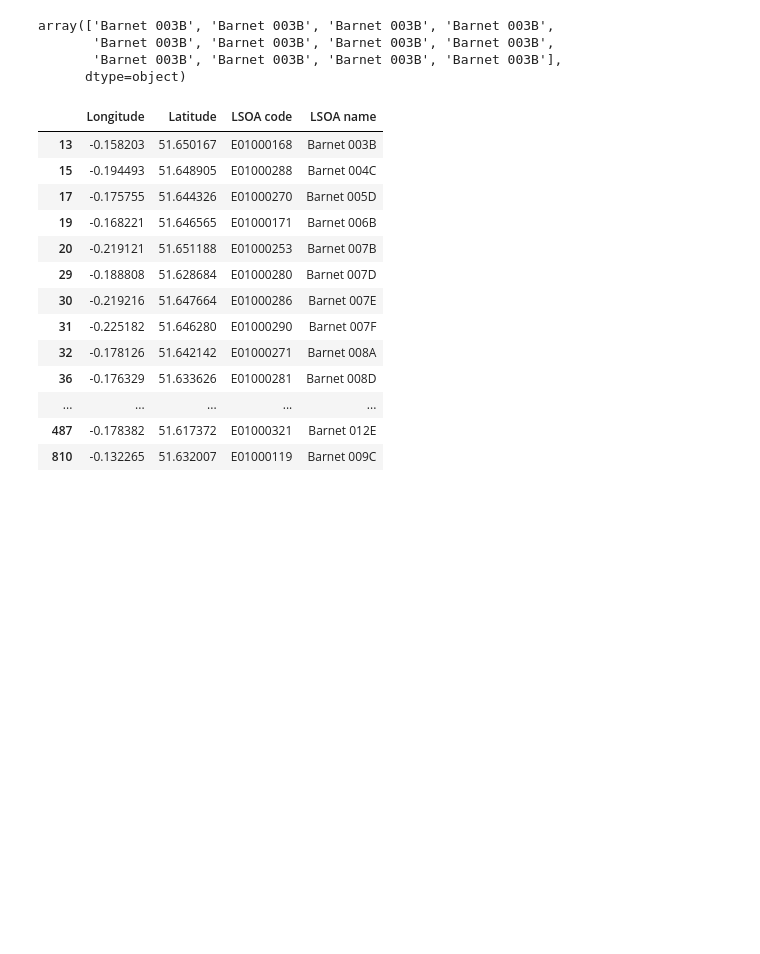
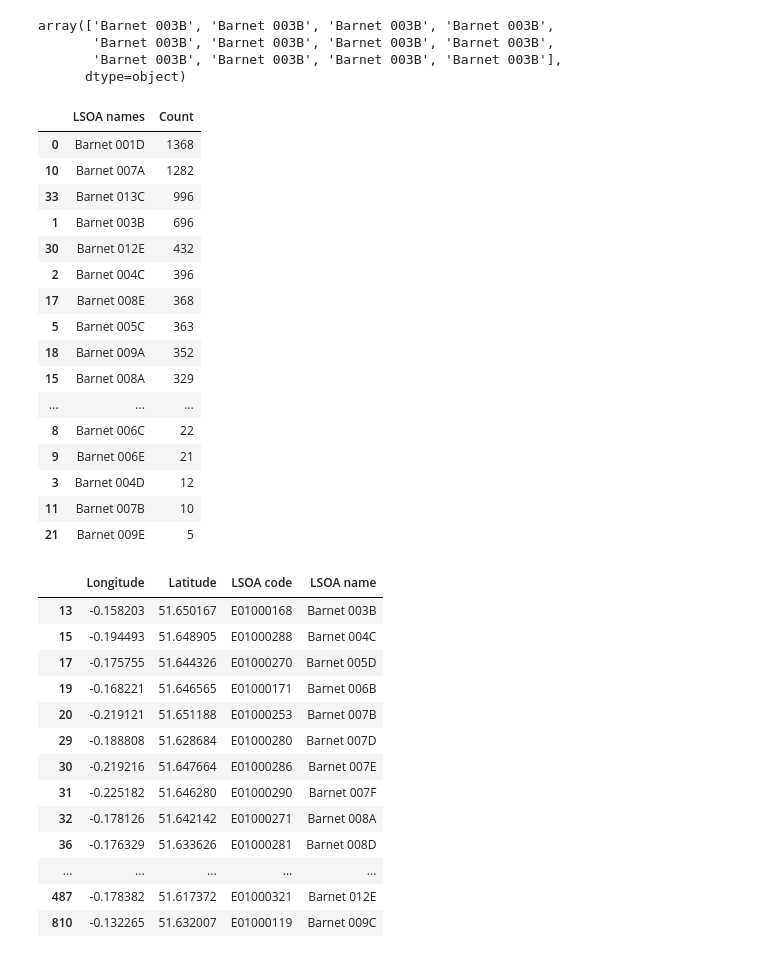
Before and after one commit to jdobladez/DC2-Group1-2023, a Jupyter notebook: time-series.ipynb, the cells around one changed output. Saved outputs shown, nothing was run; the diff lists cells and outputs as text; code cells hidden in the pictures; blank space fills up the shorter version.

```diff
--- a/time-series.ipynb
+++ b/time-series.ipynb
@@ -225,6 +225,34 @@ array(['Barnet 003B', 'Barnet 003B', 'Barnet 003B', 'Barnet 003B',
        'Barnet 003B', 'Barnet 003B', 'Barnet 003B', 'Barnet 003B',
        'Barnet 003B', 'Barnet 003B', 'Barnet 003B', 'Barnet 003B'],
       dtype=object)
+# %%
+unique_values, counts = np.unique(lsoa_names, return_counts=True)
+
+dic = {'LSOA names': unique_values, 'Count': counts}
+
+chance_area = pd.DataFrame(dic)
+
+chance_area = chance_area.sort_values(by='Count', ascending=False)
+
+chance_area
+# %% [output]
+|  | LSOA names | Count |
+| 0 | Barnet 001D | 1368 |
+| 10 | Barnet 007A | 1282 |
+| 33 | Barnet 013C | 996 |
+| 1 | Barnet 003B | 696 |
+| 30 | Barnet 012E | 432 |
+| 2 | Barnet 004C | 396 |
+| 17 | Barnet 008E | 368 |
+| 5 | Barnet 005C | 363 |
+| 18 | Barnet 009A | 352 |
+| 15 | Barnet 008A | 329 |
+| ... | ... | ... |
+| 8 | Barnet 006C | 22 |
+| 9 | Barnet 006E | 21 |
+| 3 | Barnet 004D | 12 |
+| 11 | Barnet 007B | 10 |
+| 21 | Barnet 009E | 5 |
 # %%
 import geojson
 
```
